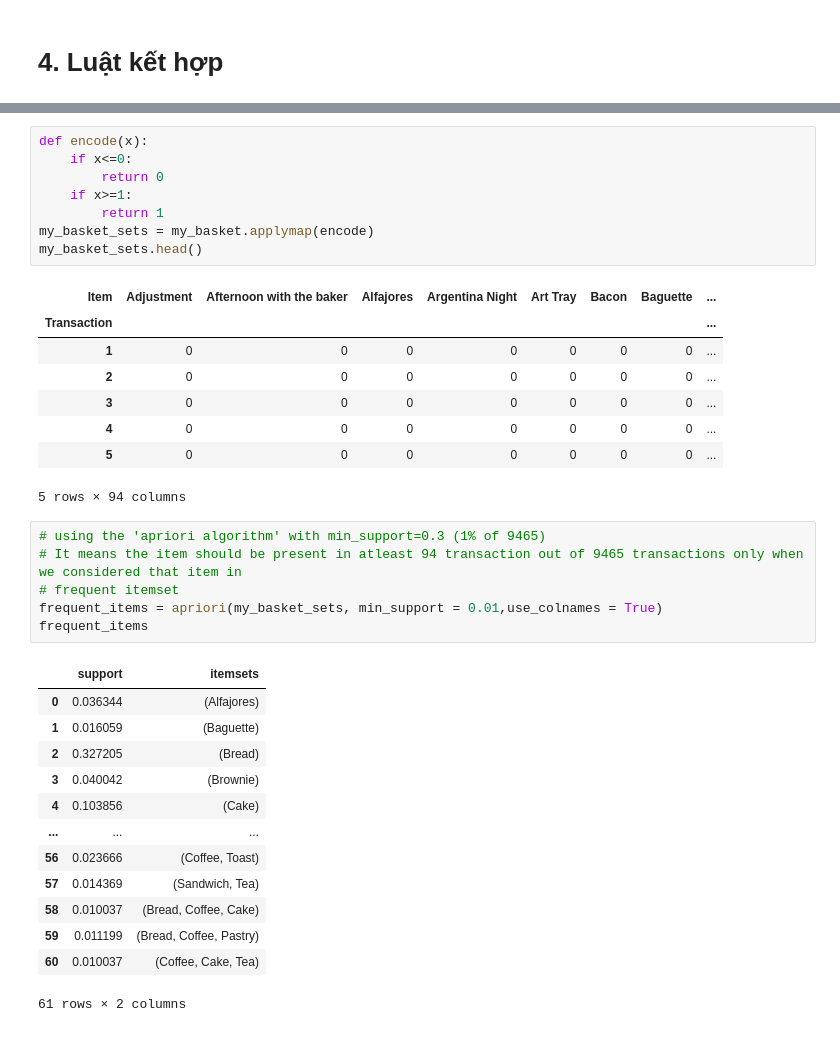
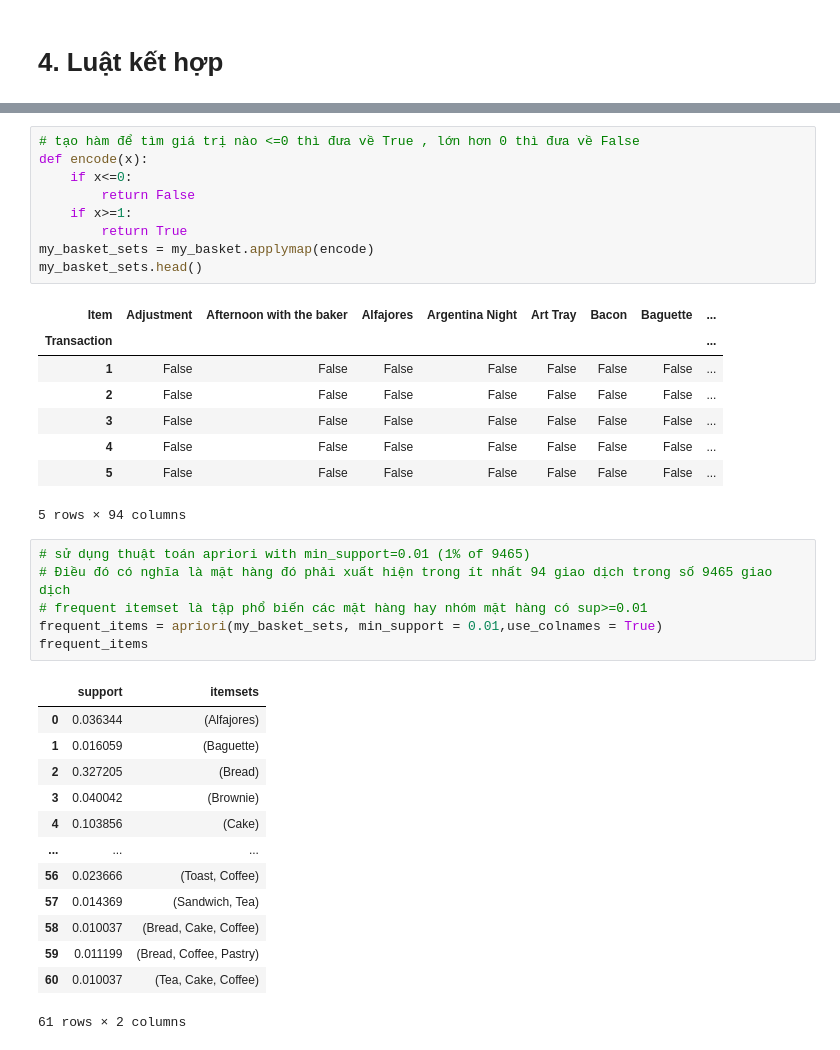
Before and after one commit to Hoang-Nghia-Duc/Hoang-Nghia-Duc-Association-Rule, a Jupyter notebook: Nhom8_AR.ipynb, the cells around one changed output, grey strips where cells are left out. Saved outputs shown, nothing was run; the diff lists cells and outputs as text.

```diff
--- a/Nhom8_AR.ipynb
+++ b/Nhom8_AR.ipynb
@@ -306,26 +313,27 @@ my_basket.head()
 | 5 | 0.0 | 0.0 | 0.0 | 0.0 | 0.0 | 0.0 | 0.0 | ... |
 5 rows × 94 columns
 # %%
+# tạo hàm để tìm giá trị nào <=0 thì đưa về True , lớn hơn 0 thì đưa về False
 def encode(x):
     if x<=0:
-        return 0
+        return False
     if x>=1:
-        return 1
+        return True
 my_basket_sets = my_basket.applymap(encode)
 my_basket_sets.head()
 # %% [output]
 | Item | Adjustment | Afternoon with the baker | Alfajores | Argentina Night | Art Tray | Bacon | Baguette | ... |
 | Transaction |  |  |  |  |  |  |  | ... |
-| 1 | 0 | 0 | 0 | 0 | 0 | 0 | 0 | ... |
-| 2 | 0 | 0 | 0 | 0 | 0 | 0 | 0 | ... |
-| 3 | 0 | 0 | 0 | 0 | 0 | 0 | 0 | ... |
-| 4 | 0 | 0 | 0 | 0 | 0 | 0 | 0 | ... |
-| 5 | 0 | 0 | 0 | 0 | 0 | 0 | 0 | ... |
+| 1 | False | False | False | False | False | False | False | ... |
+| 2 | False | False | False | False | False | False | False | ... |
+| 3 | False | False | False | False | False | False | False | ... |
+| 4 | False | False | False | False | False | False | False | ... |
+| 5 | False | False | False | False | False | False | False | ... |
 5 rows × 94 columns
 # %%
-# using the 'apriori algorithm' with min_support=0.3 (1% of 9465)
-# It means the item should be present in atleast 94 transaction out of 9465 transactions only when we considered that item in
-# frequent itemset
+# sử dụng thuật toán apriori with min_support=0.01 (1% of 9465)
+# Điều đó có nghĩa là mặt hàng đó phải xuất hiện trong ít nhất 94 giao dịch trong số 9465 giao dịch
+# frequent itemset là tập phổ biến các mặt hàng hay nhóm mặt hàng có sup>=0.01
 frequent_items = apriori(my_basket_sets, min_support = 0.01,use_colnames = True)
 frequent_items
 # %% [output]
@@ -336,9 +344,9 @@ frequent_items
 | 3 | 0.040042 | (Brownie) |
 | 4 | 0.103856 | (Cake) |
 | ... | ... | ... |
-| 56 | 0.023666 | (Coffee, Toast) |
+| 56 | 0.023666 | (Toast, Coffee) |
 | 57 | 0.014369 | (Sandwich, Tea) |
-| 58 | 0.010037 | (Bread, Coffee, Cake) |
+| 58 | 0.010037 | (Bread, Cake, Coffee) |
 | 59 | 0.011199 | (Bread, Coffee, Pastry) |
-| 60 | 0.010037 | (Coffee, Cake, Tea) |
+| 60 | 0.010037 | (Tea, Cake, Coffee) |
 61 rows × 2 columns
```
Also changed, not shown: parts of 9 cells of this notebook.
